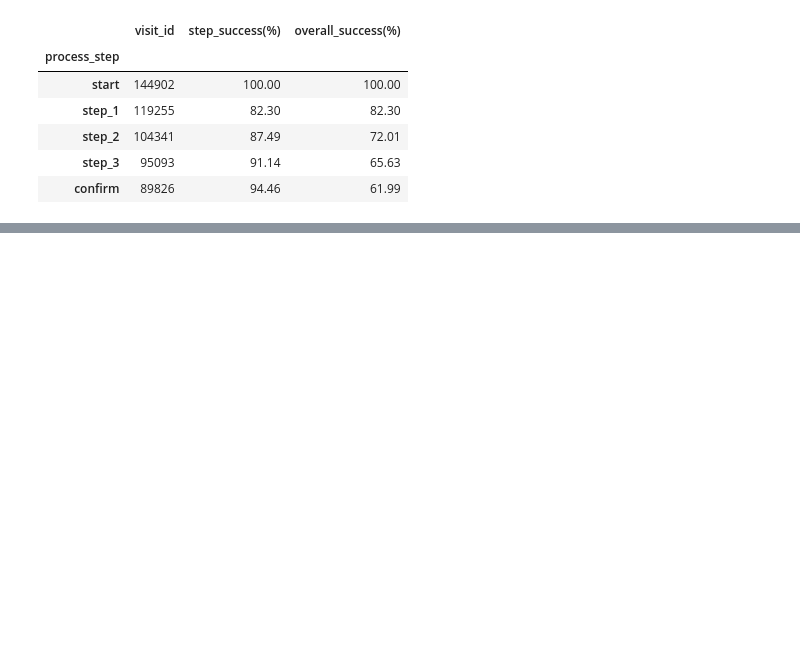
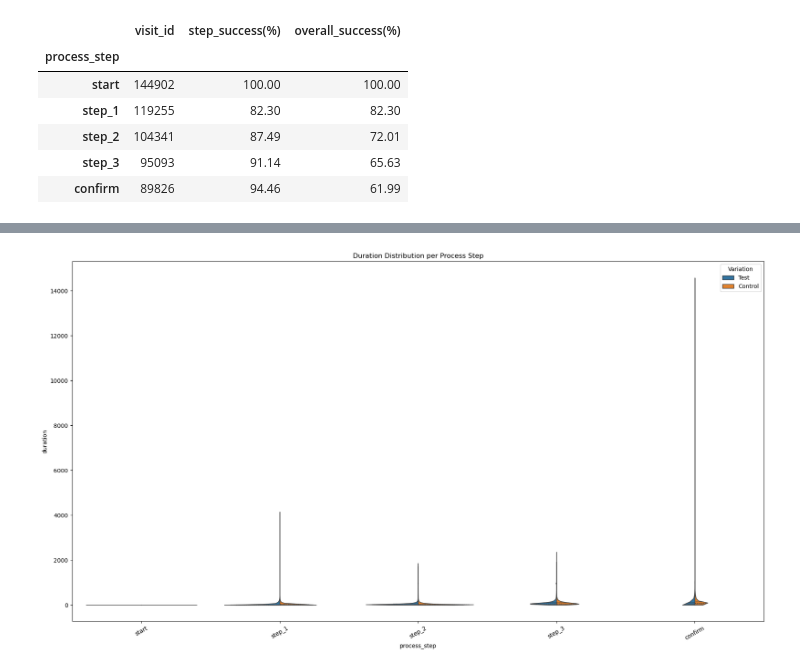
Before and after one commit to ross167/vanguard-ab-test, a Jupyter notebook: merged_pt.ipynb, the cells around one changed output, grey strips where cells are left out. Saved outputs shown, nothing was run; the diff lists cells and outputs as text; code cells hidden in the pictures; blank space fills up the shorter version.

```diff
--- a/merged_pt.ipynb
+++ b/merged_pt.ipynb
@@ -215,0 +390,3 @@ exe
+# %%
+rejection_list = list(df_pt_new[df_pt_new["duration"]<0]["visit_id"])
+rejection_list
@@ -215,0 +760,10 @@ exe
+# %%
+plt.figure(figsize=(18,10))
+sns.violinplot(data = df_pt_new, x = "process_step", y="duration", hue="Variation", split=True, inner="quartile",cut=0, linewidth=1)
+
+plt.xticks(rotation=30)
+plt.title("Duration Distribution per Process Step")
+plt.tight_layout()
+plt.show()
+# %% [output]
+[figure, added]
```
Also changed, not shown: parts of 54 cells of this notebook.
